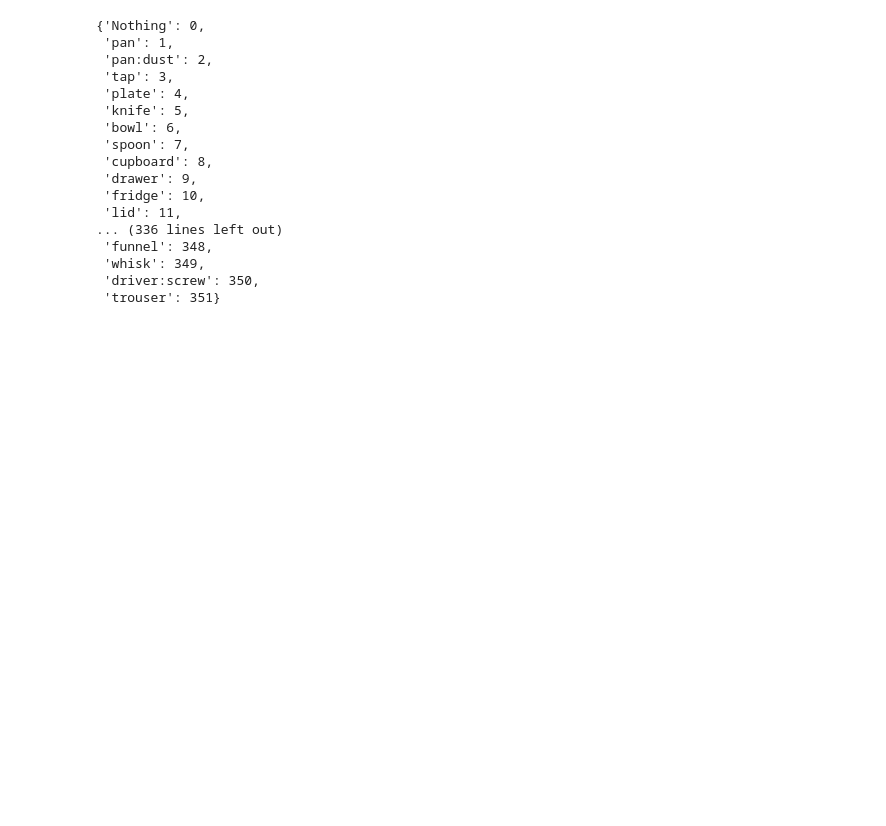
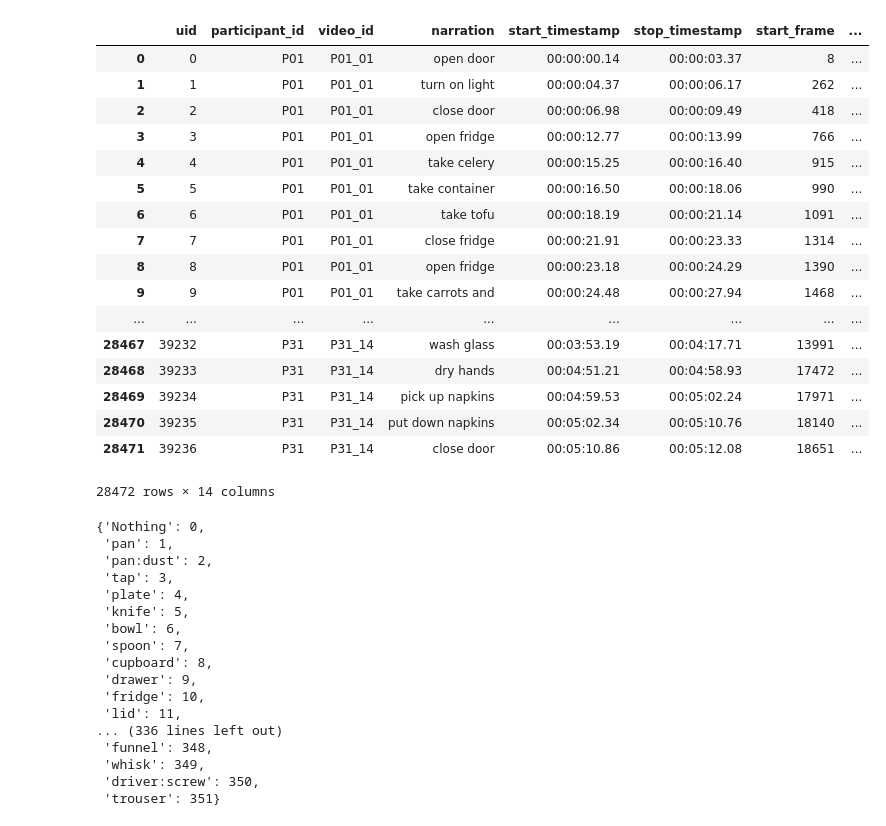
Before and after one commit to ianhuang0630/VidObjClassHierarchy, a Jupyter notebook: viz/viz_data/verb_noun_analysis.ipynb, the cells around one changed output. Saved outputs shown, nothing was run; the diff lists cells and outputs as text; code cells hidden in the pictures; blank space fills up the shorter version.

```diff
--- a/viz/viz_data/verb_noun_analysis.ipynb
+++ b/viz/viz_data/verb_noun_analysis.ipynb
@@ -30,6 +30,27 @@ assert os.path.exists(class_key_csvpath), "{} does not exist".format(class_key_c
 action_df = pd.read_csv(train_action_csvpath)
 object_df = pd.read_csv(train_object_csvpath)
 class_key_df = pd.read_csv(class_key_csvpath)
+# %%
+action_df
+# %% [output]
+|  | uid | participant_id | video_id | narration | start_timestamp | stop_timestamp | start_frame | ... |
+| 0 | 0 | P01 | P01_01 | open door | 00:00:00.14 | 00:00:03.37 | 8 | ... |
+| 1 | 1 | P01 | P01_01 | turn on light | 00:00:04.37 | 00:00:06.17 | 262 | ... |
+| 2 | 2 | P01 | P01_01 | close door | 00:00:06.98 | 00:00:09.49 | 418 | ... |
+| 3 | 3 | P01 | P01_01 | open fridge | 00:00:12.77 | 00:00:13.99 | 766 | ... |
+| 4 | 4 | P01 | P01_01 | take celery | 00:00:15.25 | 00:00:16.40 | 915 | ... |
+| 5 | 5 | P01 | P01_01 | take container | 00:00:16.50 | 00:00:18.06 | 990 | ... |
+| 6 | 6 | P01 | P01_01 | take tofu | 00:00:18.19 | 00:00:21.14 | 1091 | ... |
+| 7 | 7 | P01 | P01_01 | close fridge | 00:00:21.91 | 00:00:23.33 | 1314 | ... |
+| 8 | 8 | P01 | P01_01 | open fridge | 00:00:23.18 | 00:00:24.29 | 1390 | ... |
+| 9 | 9 | P01 | P01_01 | take carrots and | 00:00:24.48 | 00:00:27.94 | 1468 | ... |
+| ... | ... | ... | ... | ... | ... | ... | ... | ... |
+| 28467 | 39232 | P31 | P31_14 | wash glass | 00:03:53.19 | 00:04:17.71 | 13991 | ... |
+| 28468 | 39233 | P31 | P31_14 | dry hands | 00:04:51.21 | 00:04:58.93 | 17472 | ... |
+| 28469 | 39234 | P31 | P31_14 | pick up napkins | 00:04:59.53 | 00:05:02.24 | 17971 | ... |
+| 28470 | 39235 | P31 | P31_14 | put down napkins | 00:05:02.34 | 00:05:10.76 | 18140 | ... |
+| 28471 | 39236 | P31 | P31_14 | close door | 00:05:10.86 | 00:05:12.08 | 18651 | ... |
+28472 rows × 14 columns
 # %%
 class_key_dict = dict(zip(class_key_df.class_key, class_key_df.noun_id))
 # %%
```
Also changed, not shown: parts of 8 cells of this notebook, 3 other files.
